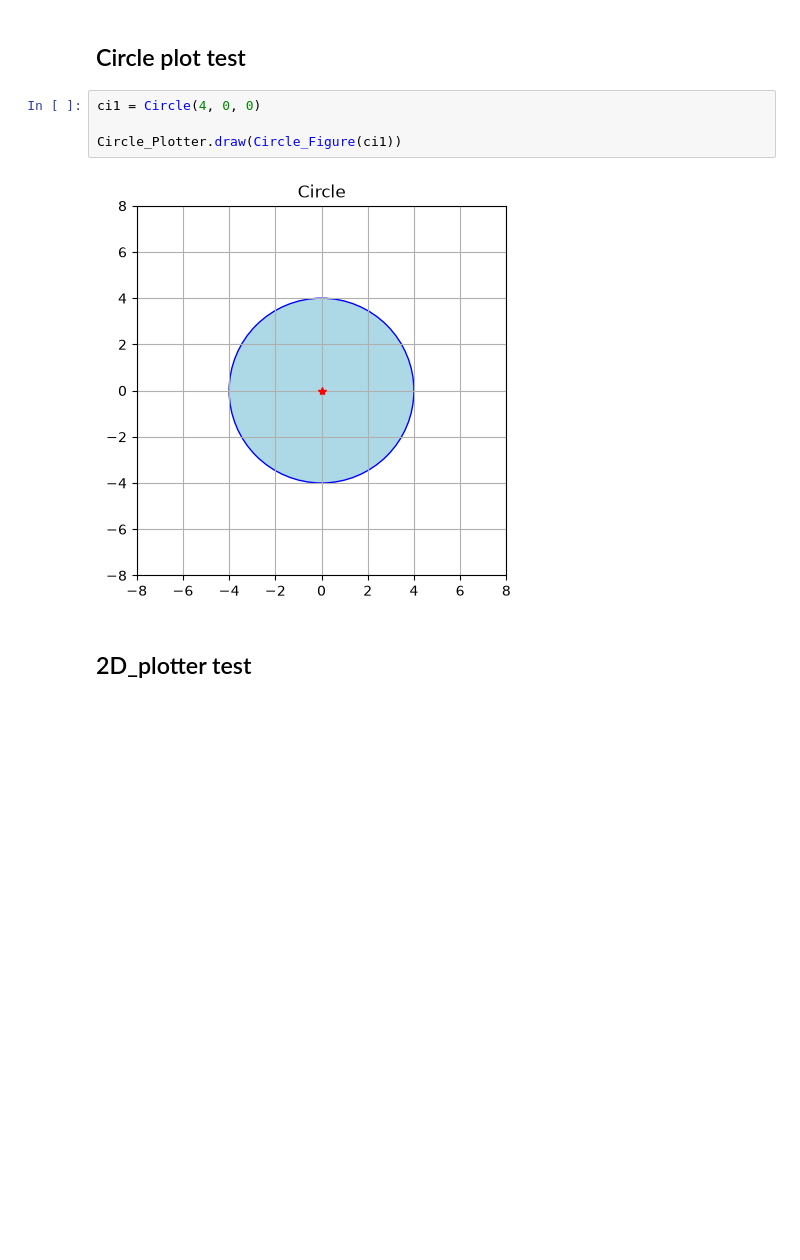
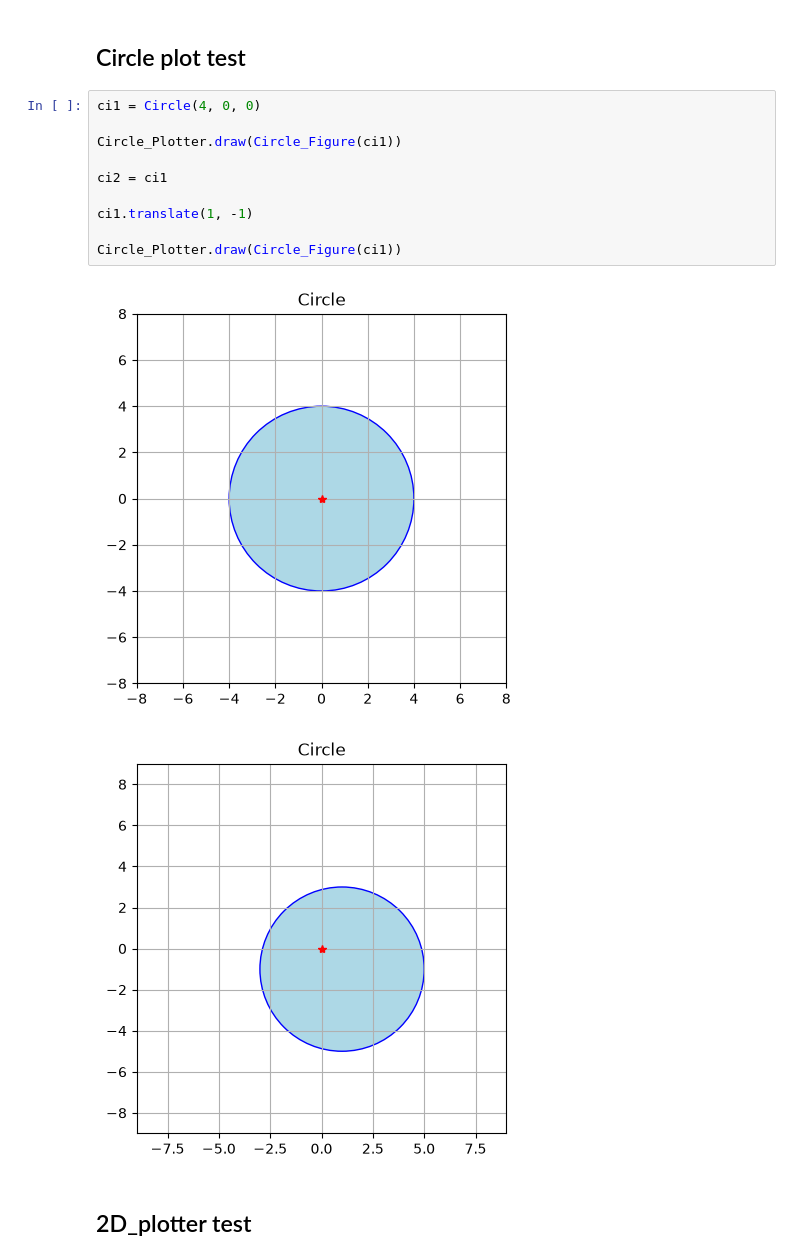
Before and after one commit to ilo50/lab2_python_course, a Jupyter notebook: manual_tests_visualizaiton.ipynb, the cells around one changed output. Cells and saved outputs as stored; diff of their text form; blank space fills up the shorter version.

```diff
--- a/manual_tests_visualizaiton.ipynb
+++ b/manual_tests_visualizaiton.ipynb
@@ -32,9 +39,16 @@ Rectangle_Plotter.draw(Rectangle_Figure(r1))
 # %%
 ci1 = Circle(4, 0, 0)
 
 Circle_Plotter.draw(Circle_Figure(ci1))
+
+ci2 = ci1
+
+ci1.translate(1, -1)
+
+Circle_Plotter.draw(Circle_Figure(ci1))
 # %% [output]
 [figure]
+[figure, added]
 # %% [markdown]
 ## 2D_plotter test
 # %%
```
Also changed, not shown: parts of 3 cells of this notebook, 6 other files.
